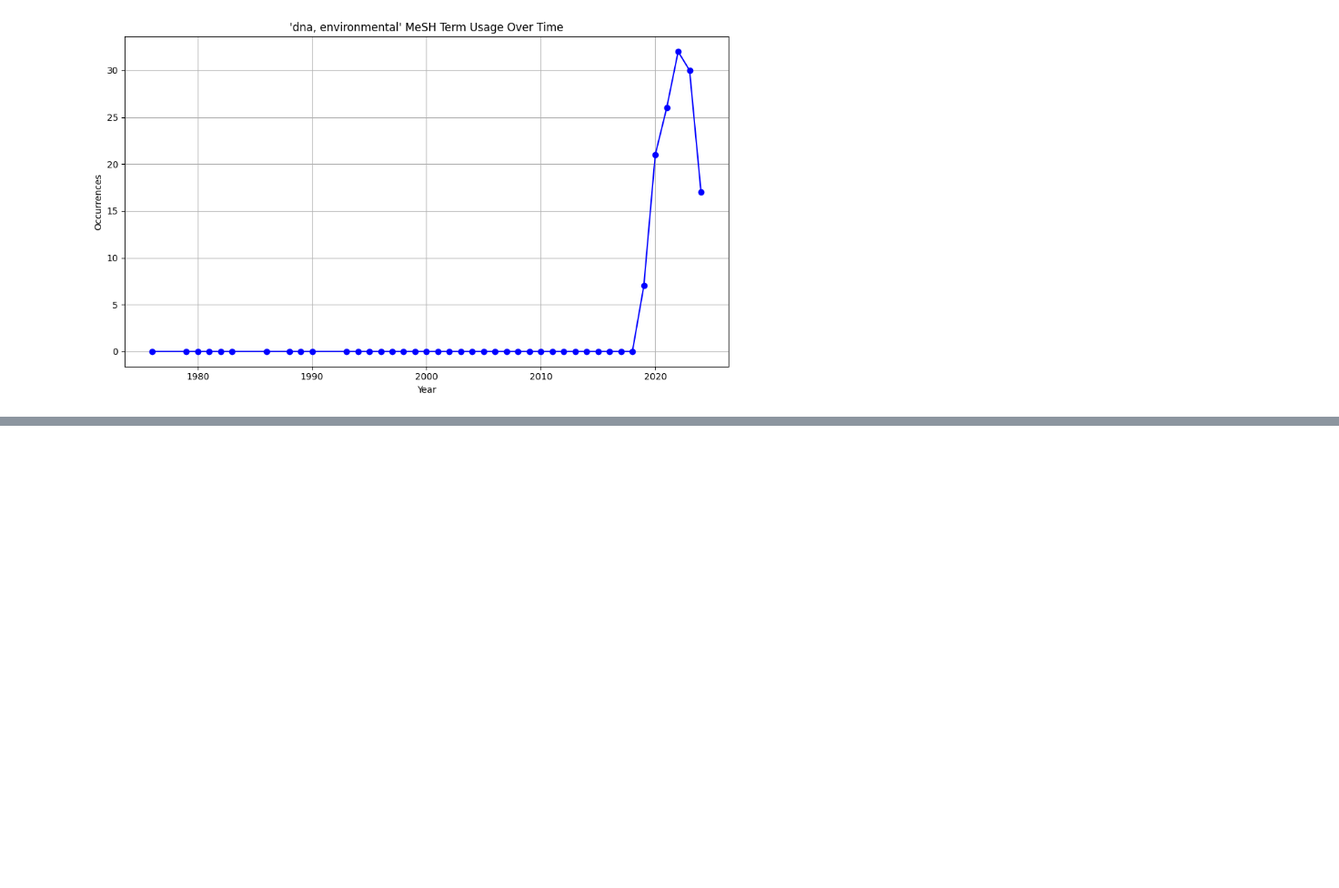
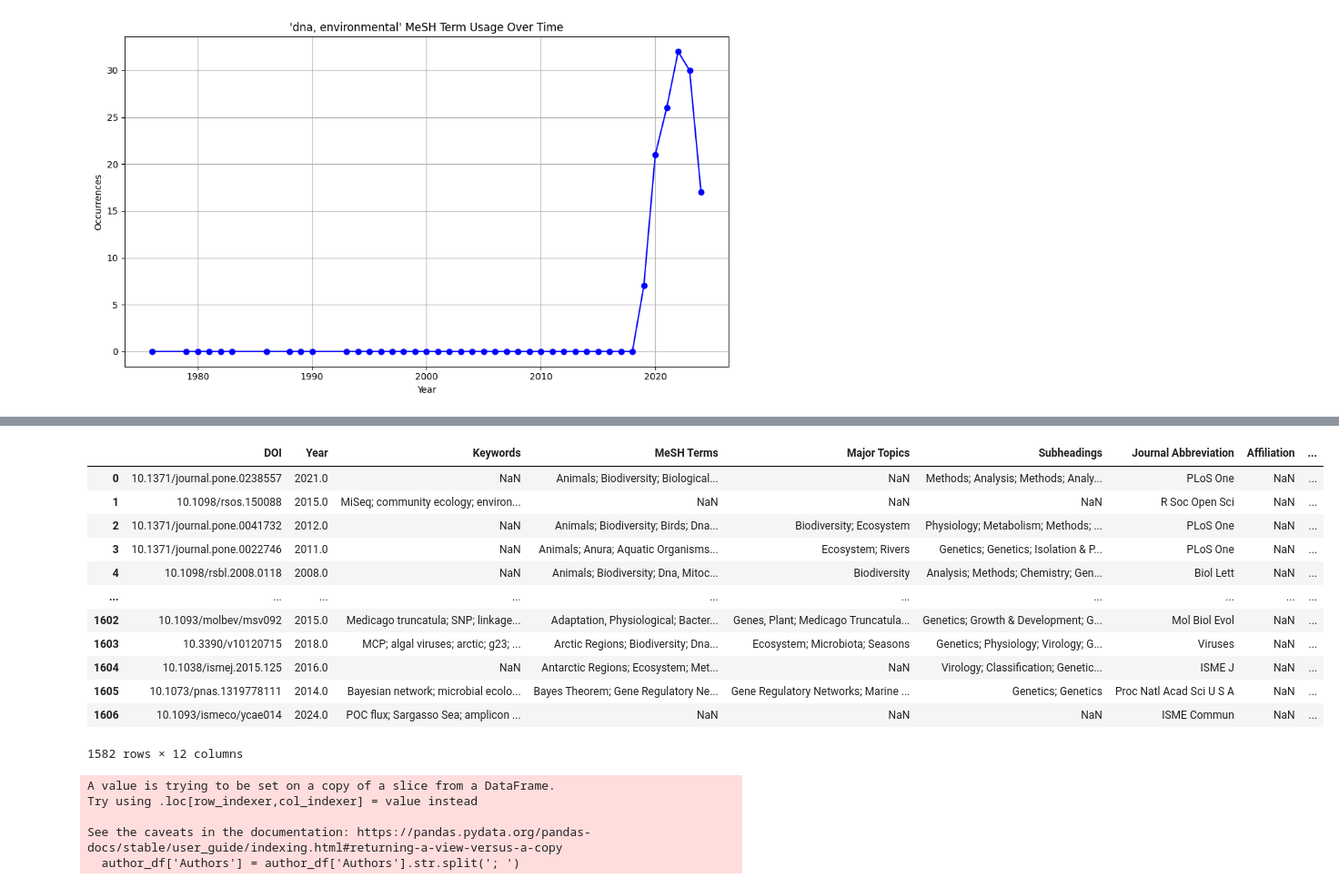
Before and after one commit to eDNAqua-Plan-project/european-aquatic-eDNA-landscape, a Jupyter notebook: LLM-eDNA-trend-analysis/trend-analysis.ipynb, the cells around one changed output, grey strips where cells are left out. Shown at 91% size. Cells and saved outputs as stored; diff of their text form; code cells hidden in the pictures; blank space fills up the shorter version.

Commit message:
updated analysis

```diff
--- a/LLM-eDNA-trend-analysis/trend-analysis.ipynb
+++ b/LLM-eDNA-trend-analysis/trend-analysis.ipynb
@@ -618,0 +911,29 @@ plt.show()
+# %%
+author_df
+# %% [output]
+|  | DOI | Year | Keywords | MeSH Terms | Major Topics | Subheadings | Journal Abbreviation | Affiliation | ... |
+| 0 | 10.1371/journal.pone.0238557 | 2021.0 | NaN | Animals; Biodiversity; Biological... | NaN | Methods; Analysis; Methods; Analy... | PLoS One | NaN | ... |
+| 1 | 10.1098/rsos.150088 | 2015.0 | MiSeq; community ecology; environ... | NaN | NaN | NaN | R Soc Open Sci | NaN | ... |
+| 2 | 10.1371/journal.pone.0041732 | 2012.0 | NaN | Animals; Biodiversity; Birds; Dna... | Biodiversity; Ecosystem | Physiology; Metabolism; Methods; ... | PLoS One | NaN | ... |
+| 3 | 10.1371/journal.pone.0022746 | 2011.0 | NaN | Animals; Anura; Aquatic Organisms... | Ecosystem; Rivers | Genetics; Genetics; Isolation & P... | PLoS One | NaN | ... |
+| 4 | 10.1098/rsbl.2008.0118 | 2008.0 | NaN | Animals; Biodiversity; Dna, Mitoc... | Biodiversity | Analysis; Methods; Chemistry; Gen... | Biol Lett | NaN | ... |
+| ... | ... | ... | ... | ... | ... | ... | ... | ... | ... |
+| 1602 | 10.1093/molbev/msv092 | 2015.0 | Medicago truncatula; SNP; linkage... | Adaptation, Physiological; Bacter... | Genes, Plant; Medicago Truncatula... | Genetics; Growth & Development; G... | Mol Biol Evol | NaN | ... |
+| 1603 | 10.3390/v10120715 | 2018.0 | MCP; algal viruses; arctic; g23; ... | Arctic Regions; Biodiversity; Dna... | Ecosystem; Microbiota; Seasons | Genetics; Physiology; Virology; G... | Viruses | NaN | ... |
+| 1604 | 10.1038/ismej.2015.125 | 2016.0 | NaN | Antarctic Regions; Ecosystem; Met... | NaN | Virology; Classification; Genetic... | ISME J | NaN | ... |
+| 1605 | 10.1073/pnas.1319778111 | 2014.0 | Bayesian network; microbial ecolo... | Bayes Theorem; Gene Regulatory Ne... | Gene Regulatory Networks; Marine ... | Genetics; Genetics | Proc Natl Acad Sci U S A | NaN | ... |
+| 1606 | 10.1093/ismeco/ycae014 | 2024.0 | POC flux; Sargasso Sea; amplicon ... | NaN | NaN | NaN | ISME Commun | NaN | ... |
+1582 rows × 12 columns
+# %%
+# Count the number of publications per author (they are separated by semicolon in the Authors column)
+author_df['Authors'] = author_df['Authors'].str.split('; ')
+all_authors = [author.strip() for sublist in author_df['Authors'] for author in sublist]
+author_counts = pd.Series(all_authors).value_counts().reset_index()
+author_counts.columns = ['Author', 'Count']
+author_counts = author_counts[author_counts['Count'] > 1]
+# %% [output]
+A value is trying to be set on a copy of a slice from a DataFrame.
+Try using .loc[row_indexer,col_indexer] = value instead
+
+See the caveats in the documentation: https://pandas.pydata.org/pandas-docs/stable/user_guide/indexing.html#returning-a-view-versus-a-copy
+  author_df['Authors'] = author_df['Authors'].str.split('; ')
```
Also changed, not shown: parts of 33 cells of this notebook, 2 other files.
